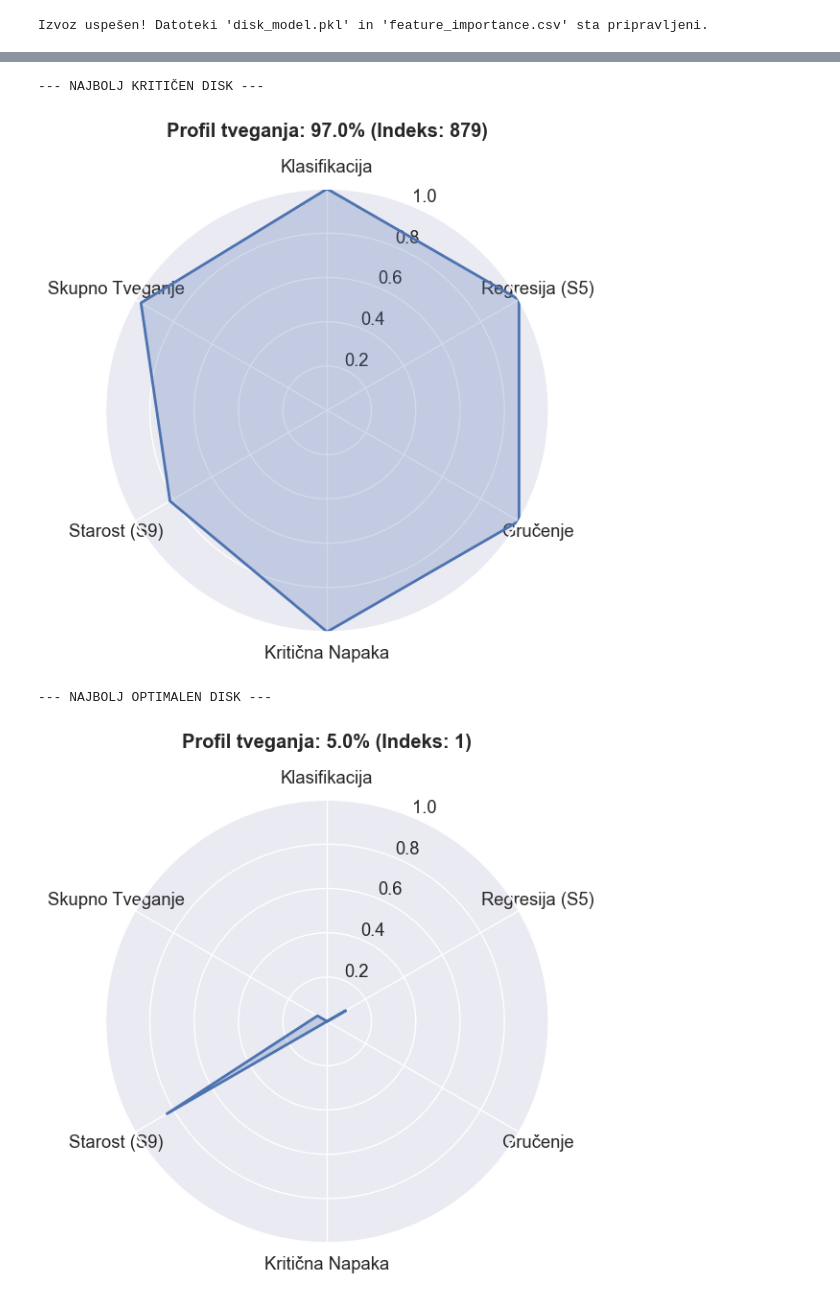
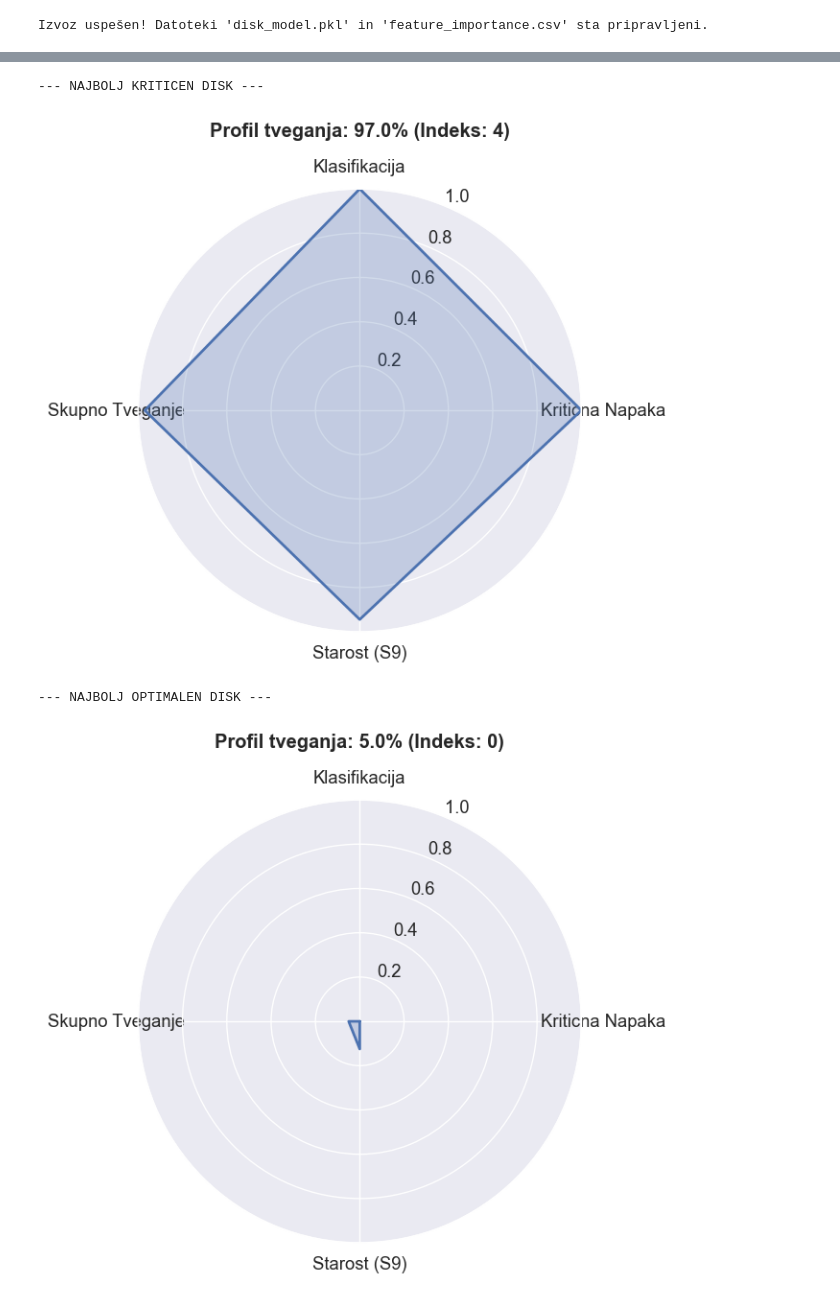
Before and after one commit to Luka-Petek/diskFailurePrediction, a Jupyter notebook: srcML/smart_scan_model.ipynb, the cells around one changed output, grey strips where cells are left out. Drawn from its saved outputs; the diff is of its cells as text; code cells hidden in the pictures.

```diff
--- a/srcML/smart_scan_model.ipynb
+++ b/srcML/smart_scan_model.ipynb
@@ -1226,77 +977,56 @@ import numpy as np
 %matplotlib inline
 
 def narisi_radar_tveganja_popravljen(idx):
-    # POPRAVEK: Dodana 6. os ("Skupno Tveganje"), ki uravnoteži vizualno ploščino lika
-    labels = ['Klasifikacija', 'Regresija (S5)', 'Gručenje', 'Kritična Napaka', 'Starost (S9)', 'Skupno Tveganje']
+    labels = ["Klasifikacija", "Kriticna Napaka", "Starost (S9)", "Skupno Tveganje"]
     num_vars = len(labels)
 
-    # Razdelimo krog na 6 enakih delov
     angles = np.linspace(0, 2 * np.pi, num_vars, endpoint=False).tolist()
     angles += angles[:1]
 
     try:
         score_klasifikacija = y_pred[idx]
-        score_regresija = min(y_pred_r[idx] / 50, 1.0)
 
-        cluster_id = test_clusters[idx]
-        if cluster_id == 1:
-            score_grucenje = 1.0
-        elif cluster_id == 2:
-            score_grucenje = 0.5
-        else:
-            score_grucenje = 0.0
+        score_kriticna_napaka = X_test.iloc[idx]["any_critical_error"]
 
-        score_kriticna_napaka = X_test.iloc[idx]['any_critical_error']
-
-        surova_starost = X_test.iloc[idx]['smart_9_raw']
+        surova_starost = X_test.iloc[idx]["smart_9_raw"]
         score_starost = min(surova_starost / 50000, 1.0)
 
-        # Pridobimo izračunan HIR in ga normaliziramo med 0 in 1
-        tveganje_val = results_final.loc[idx, 'TVEGANJE']
+        tveganje_val = results_final.loc[idx, "TVEGANJE"]
         score_skupno_tveganje = tveganje_val / 100.0
 
-        # Združimo vseh 6 komponent
         vals = [
             score_klasifikacija,
-            score_regresija,
-            score_grucenje,
             score_kriticna_napaka,
             score_starost,
             score_skupno_tveganje
         ]
-        vals += vals[:1]  # Zapremo krog
+        vals += vals[:1]
 
         fig, ax = plt.subplots(figsize=(6, 6), subplot_kw=dict(polar=True))
         ax.set_ylim(0, 1)
 
-        ax.plot(angles, vals, linewidth=2, label='Profil diska')
+        ax.plot(angles, vals, linewidth=2, label="Profil diska")
         ax.fill(angles, vals, alpha=0.25)
 
         ax.set_theta_offset(np.pi / 2)
         ax.set_theta_direction(-1)
         ax.set_thetagrids(np.degrees(angles[:-1]), labels)
 
-        plt.title(f"Profil tveganja: {tveganje_val}% (Indeks: {idx})", y=1.1, fontweight='bold')
+        plt.title(f"Profil tveganja: {tveganje_val}% (Indeks: {idx})", y=1.1, fontweight="bold")
         plt.show()
 
     except Exception as e:
         print(f"Napaka pri risanju radarja: {e}")
 
-# Izris obeh ekstremov na podlagi TVOJIH indeksov
-print("\n--- NAJBOLJ KRITIČEN DISK ---")
-naj_idx = results_final['TVEGANJE'].idxmax()
+print("\n--- NAJBOLJ KRITICEN DISK ---")
+naj_idx = results_final["TVEGANJE"].idxmax()
 narisi_radar_tveganja_popravljen(naj_idx)
 
 print("\n--- NAJBOLJ OPTIMALEN DISK ---")
-min_idx = results_final['TVEGANJE'].idxmin()
+min_idx = results_final["TVEGANJE"].idxmin()
 narisi_radar_tveganja_popravljen(min_idx)
-
-#import joblib
-#joblib.dump(model_rf, 'disk_model.pkl')
-#SHRANJEVANJE PODATKOV ZA SHAP (Izvozimo brez indeksov, da bo lažje naložiti)
-#X_test.to_csv('X_test_shap.csv', index=False)
 # %% [output]
---- NAJBOLJ KRITIČEN DISK ---
+--- NAJBOLJ KRITICEN DISK ---
-[figure, old version]
+[figure, new version]
 --- NAJBOLJ OPTIMALEN DISK ---
-[figure, old version]
+[figure, new version]
```
Also changed, not shown: parts of 27 cells of this notebook, 1 other file.
